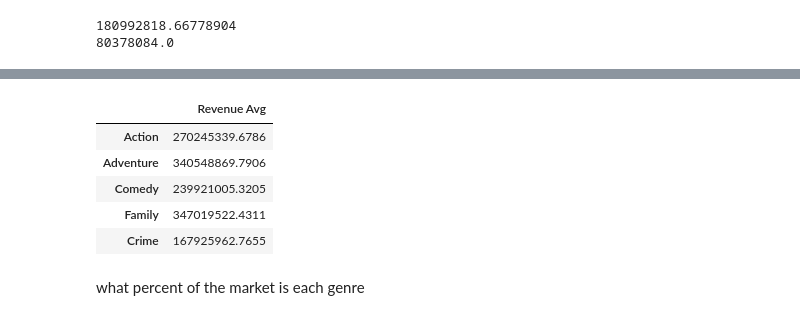
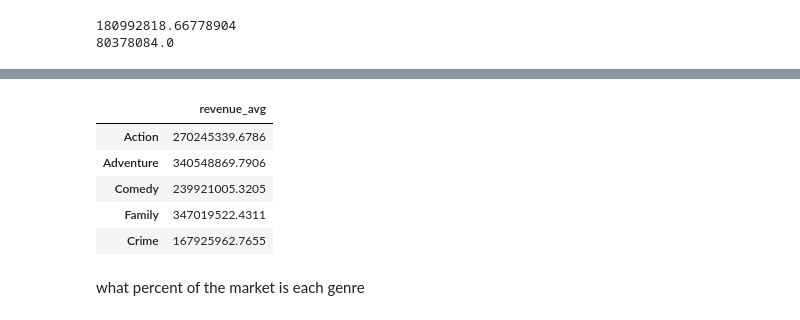
Before and after one commit to Reynch/dsc-phase-2-project-v3, a Jupyter notebook: Rachel.ipynb, the cells around one changed output, grey strips where cells are left out. Saved outputs shown, nothing was run; the diff lists cells and outputs as text; code cells hidden in the pictures.

```diff
--- a/Rachel.ipynb
+++ b/Rachel.ipynb
@@ -430,7 +430,7 @@ y = 0
 x = 0
 
 for genre in genre_list:
-    sns.histplot(imdb_movies[imdb_movies[genre] == True]['profit'], ax = axs[math.floor(x),y%4], bins=int(np.sqrt(len(imdb_movies[genre]))))
+    sns.histplot(imdb_movies[imdb_movies[genre] == True]['revenue'], ax = axs[math.floor(x),y%4], bins=int(np.sqrt(len(imdb_movies[genre]))))
     axs[math.floor(x),y%4].set_xlabel(genre)
     axs[math.floor(x),y%4].axvline(x = imdb_movies[imdb_movies[genre] == True]['revenue'].mean(), color = 'black', lw = 3)
     axs[math.floor(x),y%4].axvline(x = imdb_movies[imdb_movies[genre] == True]['revenue'].median(), color = 'red', lw = 3)
@@ -439,7 +439,7 @@ for genre in genre_list:
     axs[math.floor(x),y%4].legend(labels)
 
     if math.floor(x) == 0:
-        axs[math.floor(x),y%4].set_title('Average Profit per Genre')
+        axs[math.floor(x),y%4].set_title('Average revenue per Genre')
     y += 1
     x += .25
 
@@ -644,10 +613,10 @@ revenue_means
 revenue_means_df = pd.DataFrame.from_dict(data = revenue_means, orient = 'index')
 # %%
 # rename the columns so that they make sense
-revenue_means_df.rename(columns = {0: 'Revenue Avg'}, inplace=True)
+revenue_means_df.rename(columns = {0: 'revenue_avg'}, inplace=True)
 revenue_means_df.head()
 # %% [output]
-|  | Revenue Avg |
+|  | revenue_avg |
 | Action | 270245339.6786 |
 | Adventure | 340548869.7906 |
 | Comedy | 239921005.3205 |
```
Also changed, not shown: parts of 54 cells of this notebook, 1 other file.
